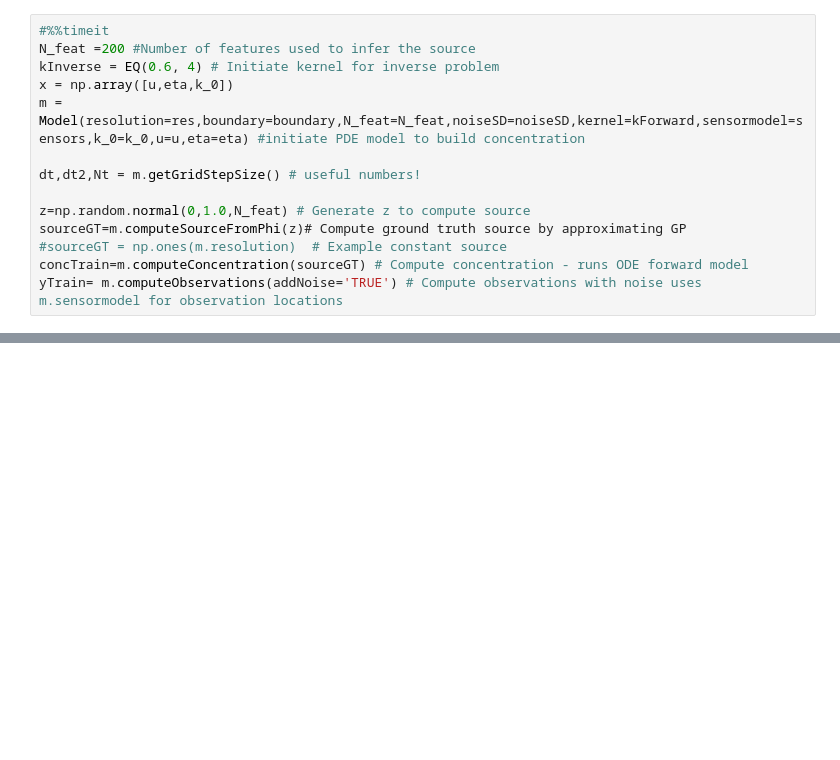
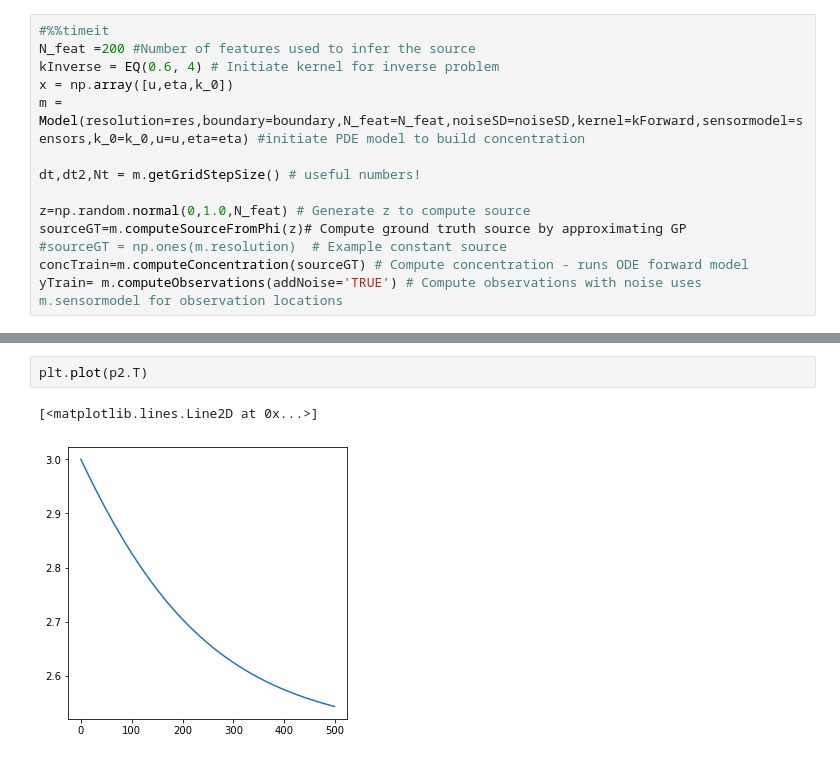
Before and after one commit to SheffieldML/advectionGP, a Jupyter notebook: jupyter/SecondOrderODEGradientTest.ipynb, the cells around one changed output, grey strips where cells are left out. Drawn from its saved outputs; the diff is of its cells as text; blank space fills up the shorter version.

```diff
--- a/jupyter/SecondOrderODEGradientTest.ipynb
+++ b/jupyter/SecondOrderODEGradientTest.ipynb
@@ -665,0 +642,5 @@ mInfer.k_0
+# %%
+plt.plot(p2.T)
+# %% [output]
+[<matplotlib.lines.Line2D at 0x...>]
+[figure, added]
```
Also changed, not shown: parts of 57 cells of this notebook, 4 other files.
